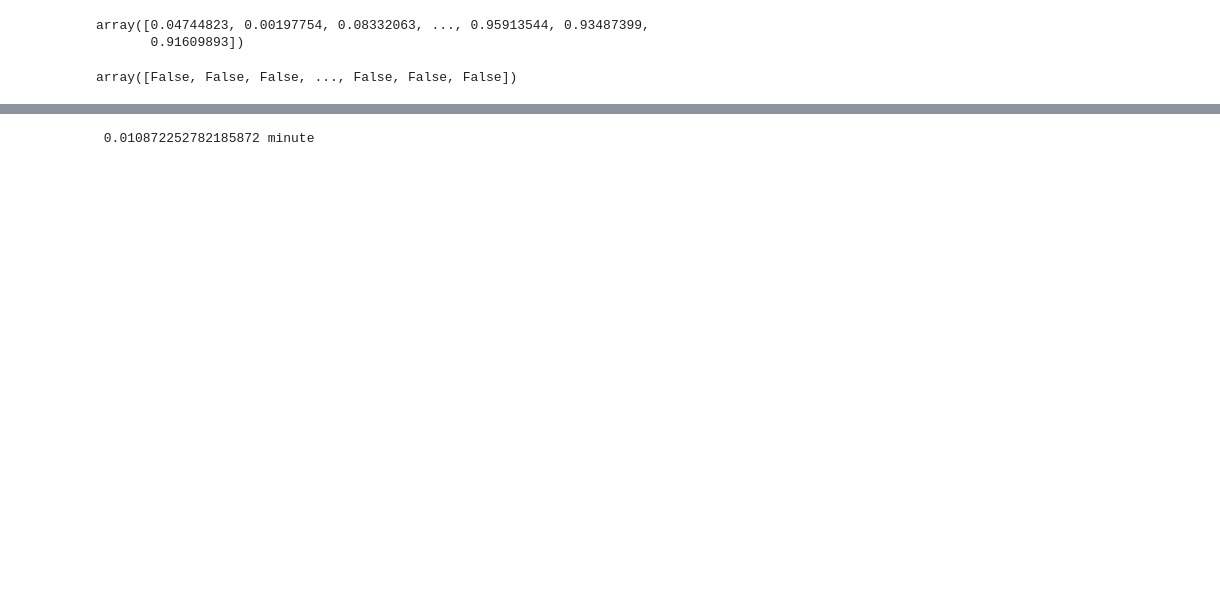
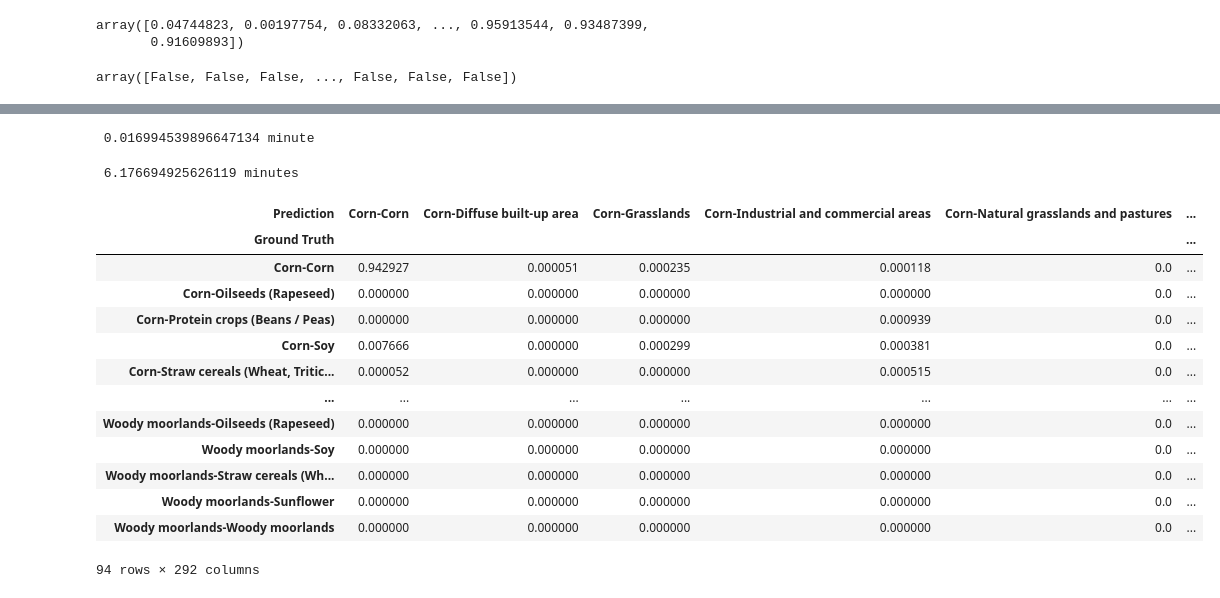
Before and after one commit to Arioluwa/DeepChange, a Jupyter notebook: change_detection/dev.ipynb, the cells around one changed output, grey strips where cells are left out. Cells and saved outputs as stored; diff of their text form; code cells hidden in the pictures; blank space fills up the shorter version.

```diff
--- a/change_detection/dev.ipynb
+++ b/change_detection/dev.ipynb
@@ -3,7 +3,7 @@ import rasterio
 import numpy as np
 import pandas as pd
 import matplotlib.pyplot as plt
-import heapq
+# import heapq
 # from sklearn.metrics import confusion_matrix
 # # from sklearn.metrics import precision_recall_curve
 # from sklearn.metrics import precision_score
@@ -12,19 +12,20 @@ import heapq
 # from sklearn.metrics import f1_score
 # from sklearn.metrics import roc_curve
 # from sklearn.metrics import auc
+from sklearn.metrics import multilabel_confusion_matrix
 # from skimage.filters import threshold_otsu
 # similarity_case_1_p = '../../../results/RF/simliarity_measure/case_1_ref_mask_similarity_measure.tif'
 # similarity_case_2_p = '../../../results/RF/simliarity_measure/case_2_ref_mask_similarity_measure.tif'
 # similarity_case_3_p = '../../../results/RF/simliarity_measure/case_3_ref_mask_similarity_measure.tif'
 # binary_change_map = '../../../results/RF/binary_change_D/change_map_case_1.tif'
 # similarity_change_map = '../../../results/RF/simliarity_measure/optimal_threshold/sim-change_map_case_1.tif'
-# source_proba_distr = '../../../results/RF/simliarity_measure/2018_rf_model_1.npy'
+source_proba_distr = '../../../results/RF/simliarity_measure/2018_rf_model_1.npy'
 # target_proba_distri = '../../../results/RF/simliarity_measure/2019_rf_model_1.npy'
 
 gt_source_path  = '../../../data/rasterized_samples/2018_rasterizedImage.tif'
-gt_target_path = '../../../data/rasterized_samples/2019_rasterizedImage.tif'
-pred_source_path = '../../../results/RF/2018_rf_case_2_map.tif'
-pred_target_path = '../../../results/RF/2019_rf_case_3_map.tif'
+# gt_target_path = '../../../data/rasterized_samples/2019_rasterizedImage.tif'
+# pred_source_path = '../../../results/RF/2018_rf_case_2_map.tif'
+# pred_target_path = '../../../results/RF/2019_rf_case_3_map.tif'
 # %%
 source_proba = np.load(source_proba_distr)
 # %%
@@ -105,13 +163,34 @@ df['pred_source'] = df['pred_source'].map(dict_)
 df['pred_target'] = df['pred_target'].map(dict_)
 print(" %s minute" % str((time.time() - start_time)/60))
 # %% [output]
- 0.010872252782185872 minute
+ 0.016994539896647134 minute
 # %%
 import time
 start_time =time.time()
 df['gt_change']= df.apply(lambda x: str(x['gt_source']) + '-' + str(x['gt_target']), axis=1)
 df['pred_change']= df.apply(lambda x: str(x['pred_source']) + '-' + str(x['pred_target']), axis=1)
 print(" %s minutes" % str((time.time() - start_time)/60))
+# %% [output]
+ 6.176694925626119 minutes
 # %%
 cm = pd.crosstab(df['gt_change'], df['pred_change'], rownames=['Ground Truth'], colnames=['Prediction'])
+# %%
+cm_recall = cm.apply(lambda x: x/x.sum(), axis=1)
+# %%
+cm_recall
+# %% [output]
+| Prediction | Corn-Corn | Corn-Diffuse built-up area | Corn-Grasslands | Corn-Industrial and commercial areas | Corn-Natural grasslands and pastures | ... |
+| Ground Truth |  |  |  |  |  | ... |
+| Corn-Corn | 0.942927 | 0.000051 | 0.000235 | 0.000118 | 0.0 | ... |
+| Corn-Oilseeds (Rapeseed) | 0.000000 | 0.000000 | 0.000000 | 0.000000 | 0.0 | ... |
+| Corn-Protein crops (Beans / Peas) | 0.000000 | 0.000000 | 0.000000 | 0.000939 | 0.0 | ... |
+| Corn-Soy | 0.007666 | 0.000000 | 0.000299 | 0.000381 | 0.0 | ... |
+| Corn-Straw cereals (Wheat, Tritic... | 0.000052 | 0.000000 | 0.000000 | 0.000515 | 0.0 | ... |
+| ... | ... | ... | ... | ... | ... | ... |
+| Woody moorlands-Oilseeds (Rapeseed) | 0.000000 | 0.000000 | 0.000000 | 0.000000 | 0.0 | ... |
+| Woody moorlands-Soy | 0.000000 | 0.000000 | 0.000000 | 0.000000 | 0.0 | ... |
+| Woody moorlands-Straw cereals (Wh... | 0.000000 | 0.000000 | 0.000000 | 0.000000 | 0.0 | ... |
+| Woody moorlands-Sunflower | 0.000000 | 0.000000 | 0.000000 | 0.000000 | 0.0 | ... |
+| Woody moorlands-Woody moorlands | 0.000000 | 0.000000 | 0.000000 | 0.000000 | 0.0 | ... |
+94 rows × 292 columns
 # %%
```
Also changed, not shown: parts of 8 cells of this notebook, 45 other files.
